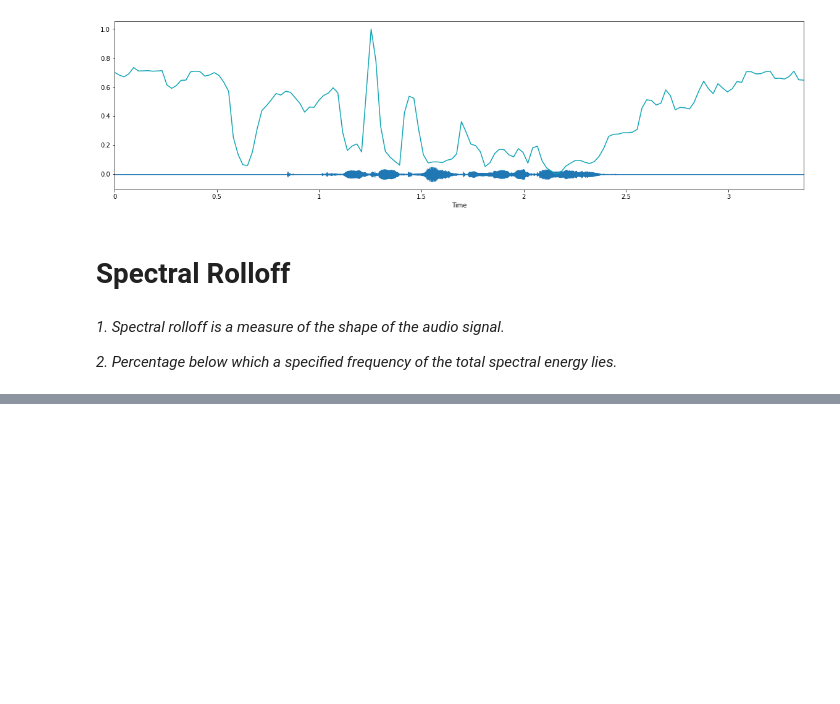
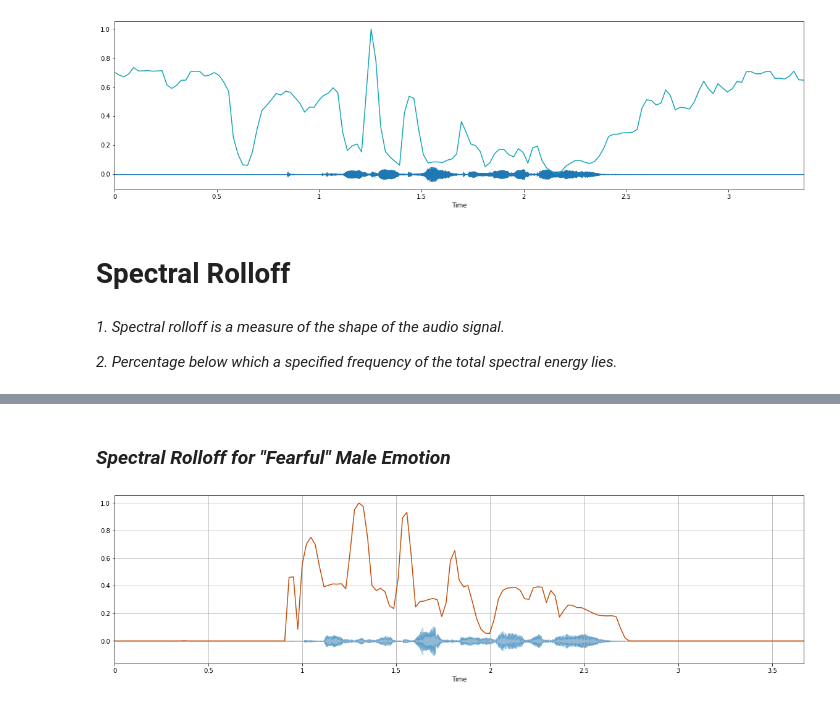
Before and after one commit to pragmatic-philosopher09/Audio-Emotion-Analyzer-Through-Deep-Learning, a Jupyter notebook: Phase_2_Data_Visualization_[Plotting_Spectogram_+_Waveforms].ipynb, the cells around one changed output, grey strips where cells are left out. Drawn from its saved outputs; the diff is of its cells as text; code cells hidden in the pictures; blank space fills up the shorter version.

```diff
--- a/Phase_2_Data_Visualization_[Plotting_Spectogram_+_Waveforms].ipynb
+++ b/Phase_2_Data_Visualization_[Plotting_Spectogram_+_Waveforms].ipynb
@@ -485,0 +500,14 @@ plt.grid()
+# %% [markdown]
+### ***Spectral Rolloff for "Fearful" Male Emotion***
+# %%
+plt.figure(figsize=(20,5))
+spectral_rolloff = librosa.feature.spectral_rolloff(a6+0.01, sr=sr6)[0]
+
+frames = range(len(spectral_rolloff))
+tym = librosa.frames_to_time(frames)
+
+librosa.display.waveplot(a6,sr=sr6,alpha=0.5)
+plt.plot(tym,normalize(spectral_rolloff),color='#c24d0a')
+plt.grid()
+# %% [output]
+[figure, added]
```
Also changed, not shown: parts of 16 cells of this notebook.
